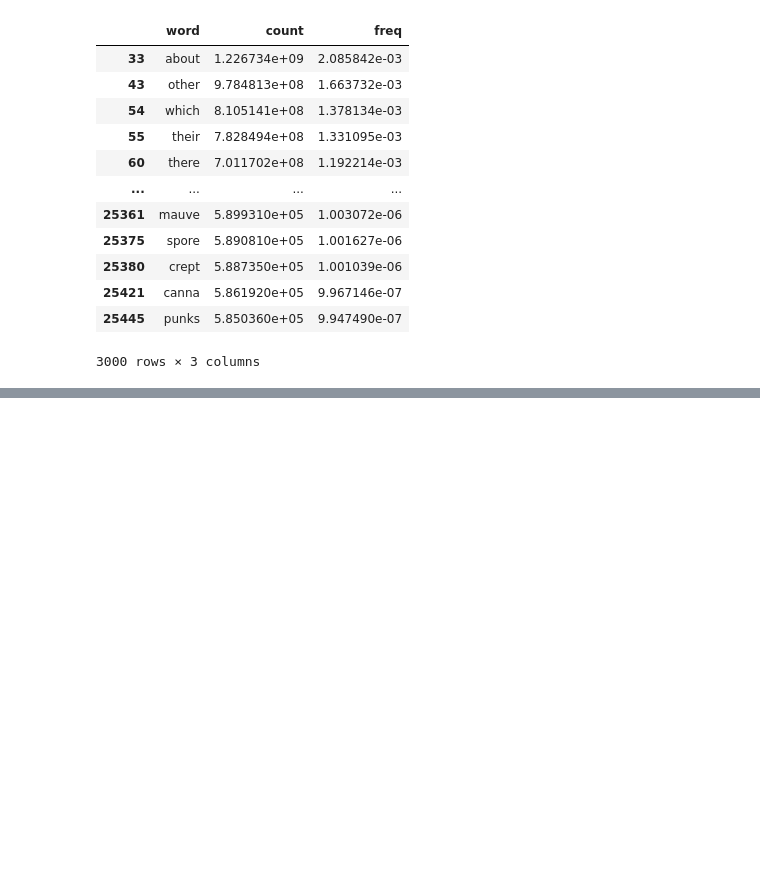
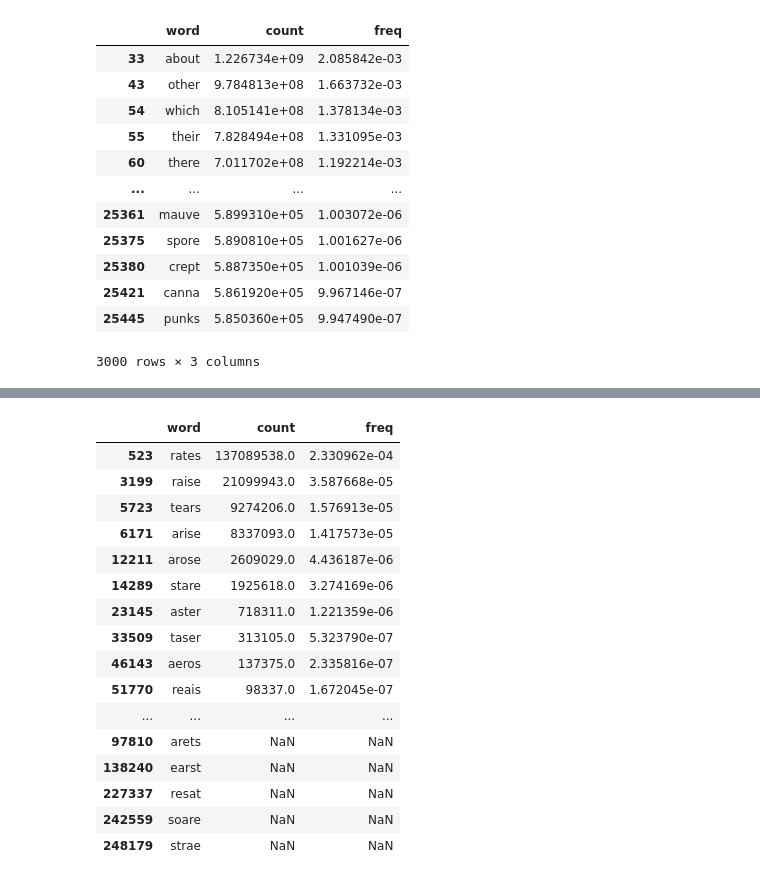
Before and after one commit to ttesileanu/clonle, a Jupyter notebook: notebook/explore_dictionary.ipynb, the cells around one changed output, grey strips where cells are left out. Cells and saved outputs as stored; diff of their text form; code cells hidden in the pictures; blank space fills up the shorter version.

```diff
--- a/notebook/explore_dictionary.ipynb
+++ b/notebook/explore_dictionary.ipynb
@@ -466,0 +460,20 @@ for i_word1 in tqdm.tqdm(range(n0)):
+# %%
+db_five.iloc[min_d_entropy > 3.76]
+# %% [output]
+|  | word | count | freq |
+| 523 | rates | 137089538.0 | 2.330962e-04 |
+| 3199 | raise | 21099943.0 | 3.587668e-05 |
+| 5723 | tears | 9274206.0 | 1.576913e-05 |
+| 6171 | arise | 8337093.0 | 1.417573e-05 |
+| 12211 | arose | 2609029.0 | 4.436187e-06 |
+| 14289 | stare | 1925618.0 | 3.274169e-06 |
+| 23145 | aster | 718311.0 | 1.221359e-06 |
+| 33509 | taser | 313105.0 | 5.323790e-07 |
+| 46143 | aeros | 137375.0 | 2.335816e-07 |
+| 51770 | reais | 98337.0 | 1.672045e-07 |
+| ... | ... | ... | ... |
+| 97810 | arets | NaN | NaN |
+| 138240 | earst | NaN | NaN |
+| 227337 | resat | NaN | NaN |
+| 242559 | soare | NaN | NaN |
+| 248179 | strae | NaN | NaN |
```
Also changed, not shown: parts of 11 cells of this notebook, 1 other file.
